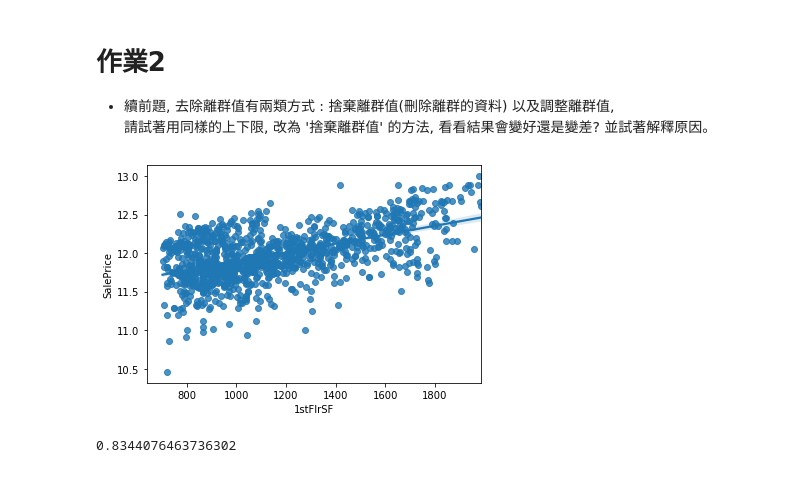
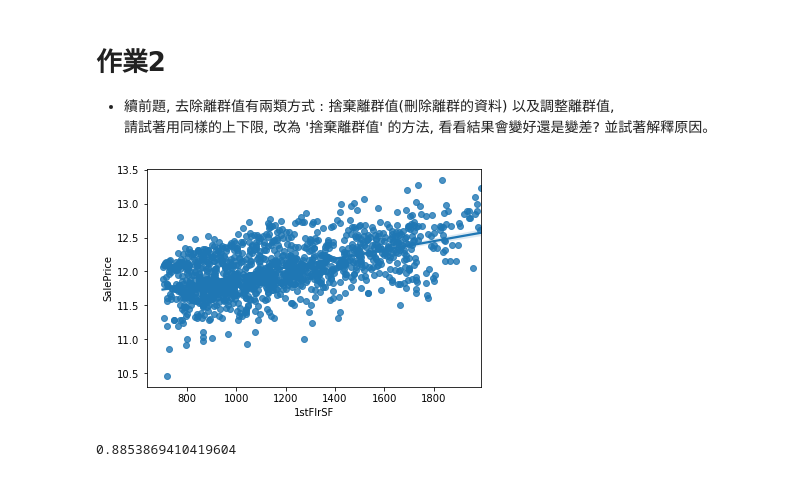
Before and after one commit to pei8518/3rd-ML100Days, a Jupyter notebook: homework/Day_010_HW.ipynb, the cells around one changed output. Drawn from its saved outputs; the diff is of its cells as text; code cells hidden in the pictures.

```diff
--- a/homework/Day_010_HW.ipynb
+++ b/homework/Day_010_HW.ipynb
@@ -105,18 +105,18 @@ cross_val_score(estimator, train_X, train_Y, cv=5).mean()
 # %%
 # 將 1stFlrSF 限制在你覺得適合的範圍內, 捨棄離群值
 """
 Your Code Here
 """
-keep_indexs = (df['1stFlrSF']> 700) & (df['GrLivArea']< 2000)
+keep_indexs = (df['1stFlrSF']> 700) & (df['1stFlrSF']< 2000)
 df = df[keep_indexs]
 train_Y = train_Y[keep_indexs]
 sns.regplot(x = df['1stFlrSF'], y=train_Y)
 plt.show()
 
 # 做線性迴歸, 觀察分數
 train_X = MMEncoder.fit_transform(df)
 estimator = LinearRegression()
 cross_val_score(estimator, train_X, train_Y, cv=5).mean()
 # %% [output]
-[figure, old version]
+[figure, new version]
-0.8344076463736302
+0.8853869410419604
```
Also changed, not shown: parts of 1 cell of this notebook.
